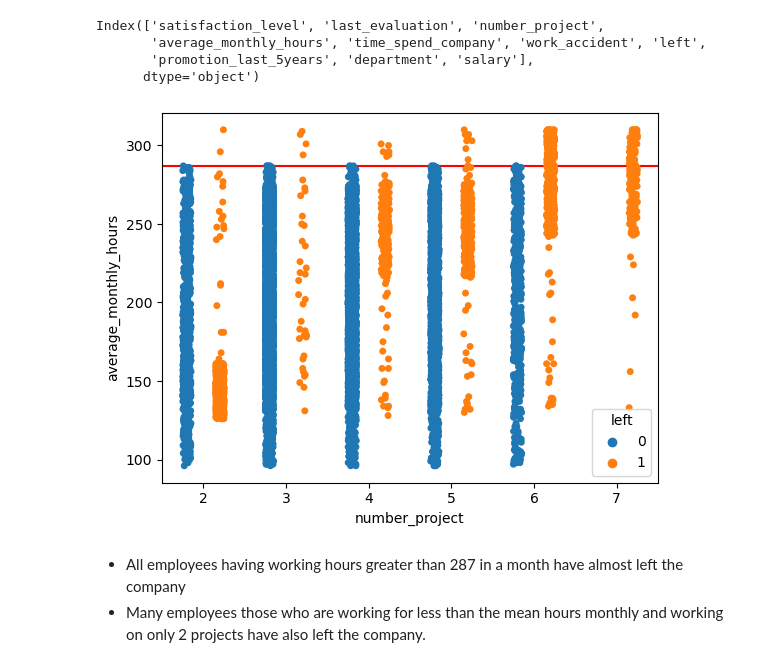
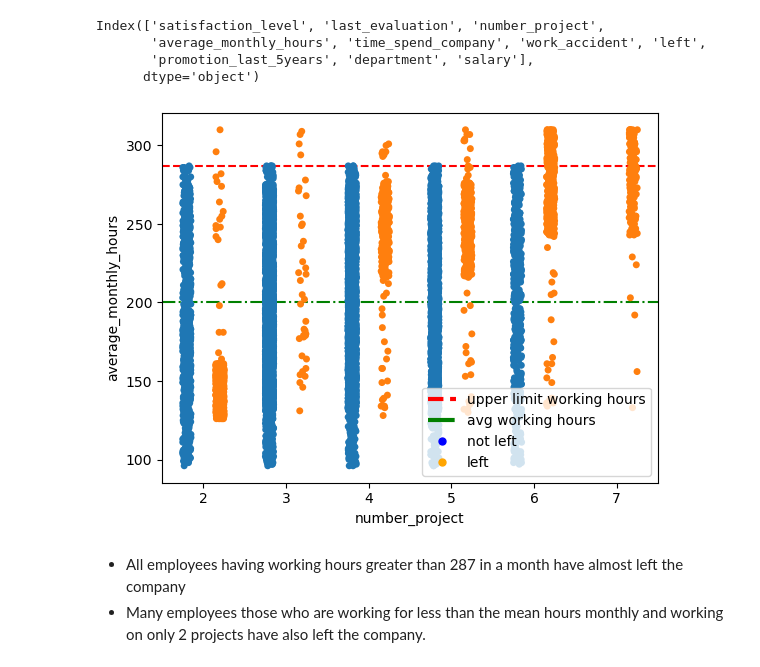
Before and after one commit to himanshuarora1703/DS_Projects, a Jupyter notebook: Churn Modelling/HR Churn Modelling.ipynb, the cells around one changed output. Saved outputs shown, nothing was run; the diff lists cells and outputs as text; code cells hidden in the pictures.

```diff
--- a/Churn Modelling/HR Churn Modelling.ipynb
+++ b/Churn Modelling/HR Churn Modelling.ipynb
@@ -524,11 +501,27 @@ Index(['satisfaction_level', 'last_evaluation', 'number_project',
        'promotion_last_5years', 'department', 'salary'],
       dtype='object')
 # %%
+# create plot
 sns.stripplot(x='number_project',y='average_monthly_hours',data=df,hue='left',dodge=True)
-plt.axhline(y=df.groupby('left')['average_monthly_hours'].max()[0]+0.1,color='red')
+
+# create line for max value of working hours for not left empoloyees
+plt.axhline(y=df.groupby('left')['average_monthly_hours'].max()[0]+0.1,color='red',linestyle='--')
+
+# create a horizontal line for mean of monthly working hours
+plt.axhline(y=df['average_monthly_hours'].mean(),color='green',linestyle='-.')
+
+# creating legend labels
+
+label = [Line2D([0],[0],linewidth=3,color='red',linestyle='--',label='upper limit working hours'),
+        Line2D([0],[0],linewidth=3,color='green',linestyle='-.',label='avg working hours'),
+        Line2D([0],[0],marker='o',markersize=5,markerfacecolor='blue',label='not left',linewidth=0,markeredgecolor='blue'),
+        Line2D([0],[0],marker='o',markersize=5,markerfacecolor='orange',label='left',linewidth=0,markeredgecolor='orange')
+        ]
+plt.legend(handles=label)
+
 plt.show()
 # %% [output]
-[figure, old version]
+[figure, new version]
 # %% [markdown]
 - All employees having working hours greater than 287 in a month have almost left the company
 - Many employees those who are working for less than the mean hours monthly and working on only 2 projects have also left the company.
```
Also changed, not shown: parts of 21 cells of this notebook.
